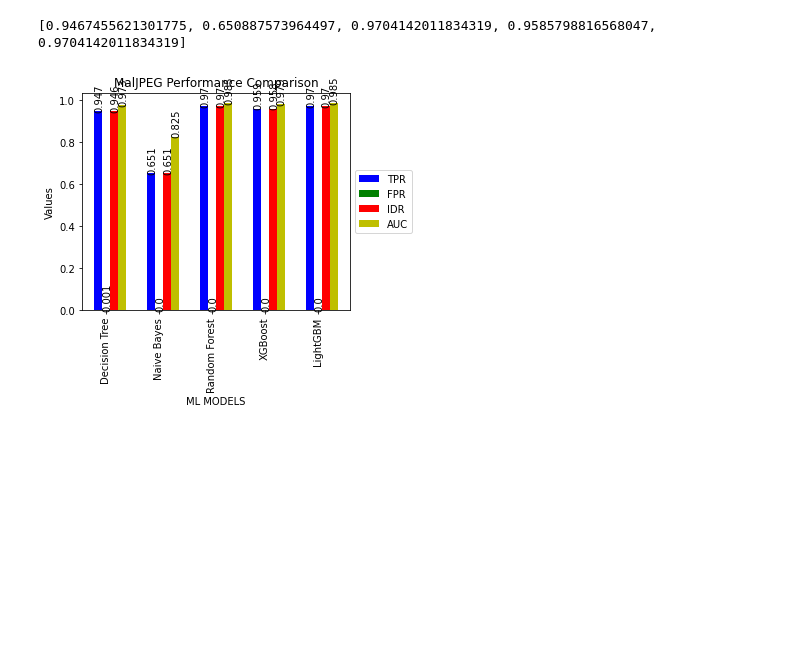
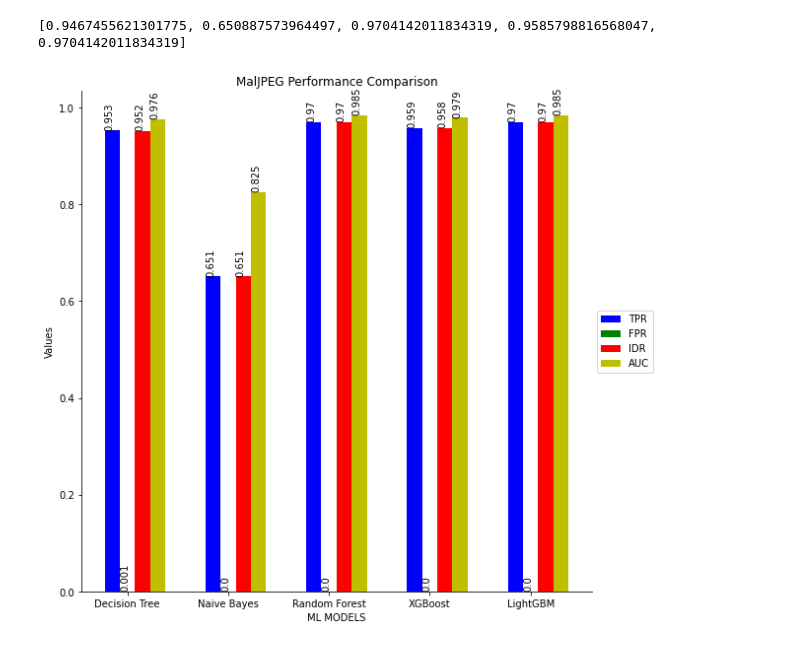
Before and after one commit to AkshithBellare/MalJPEG, a Jupyter notebook: various_models.ipynb, the cells around one changed output. Saved outputs shown, nothing was run; the diff lists cells and outputs as text; code cells hidden in the pictures; blank space fills up the shorter version.

Commit message:
roc graph plot

```diff
--- a/various_models.ipynb
+++ b/various_models.ipynb
@@ -336,33 +337,36 @@ The AUC value is : 0.9850
 [0.9467455621301775, 0.650887573964497, 0.9704142011834319, 0.9585798816568047, 0.9704142011834319]
 # %%
 fig, ax = plt.subplots()
+ax.spines['right'].set_visible(False)
+ax.spines['top'].set_visible(False)
 index = np.arange(0,5*2,2)
 bar_width = 0.3
 #opacity = 0.8
 
 metric1 = plt.bar(index, tprs, bar_width, color='b', label='TPR')
 metric2 = plt.bar(index+bar_width, fprs, bar_width, color='g', label='FPR')
 metric3 = plt.bar(index+2*bar_width, idrs, bar_width, color='r', label='IDR')
 metric4 = plt.bar(index+3*bar_width, aucs, bar_width, color='y', label='AUC')
 
 plt.xlabel('ML MODELS')
 plt.ylabel('Values')
 plt.title('MalJPEG Performance Comparison')
-plt.xticks(index+bar_width, model_names, rotation='vertical')
+plt.xticks(index+bar_width, model_names)
 plt.legend()
 
 for metric in [metric1, metric2, metric3, metric4]:
     for bar in metric:
         yval = round(bar.get_height(), 3)
         plt.text(bar.get_x(), yval+.005, yval,rotation='vertical')
 
 box = ax.get_position()
 ax.set_position([box.x0, box.y0, box.width * 0.8, box.height])
 
 # Put a legend to the right of the current axis
 ax.legend(loc='center left', bbox_to_anchor=(1, 0.5))
-
-
+fig.set_figheight(8)
+fig.set_figwidth(8)
+plt.tight_layout()
 plt.savefig('test.png')
 # %% [output]
-[figure, old version]
+[figure, new version]
```
Also changed, not shown: parts of 7 cells of this notebook, 1 other file.
